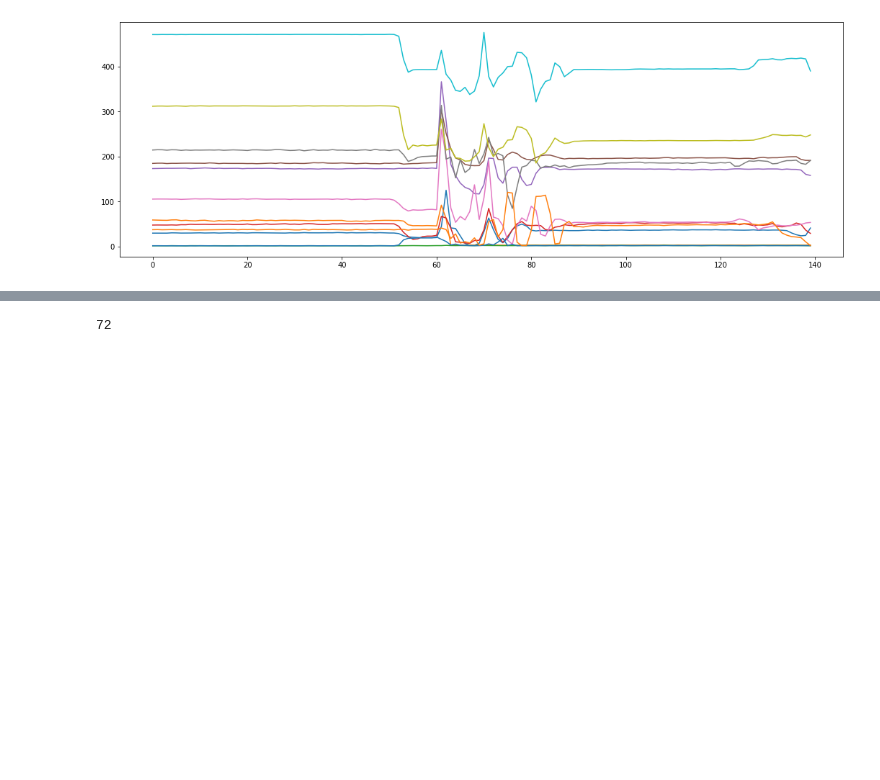
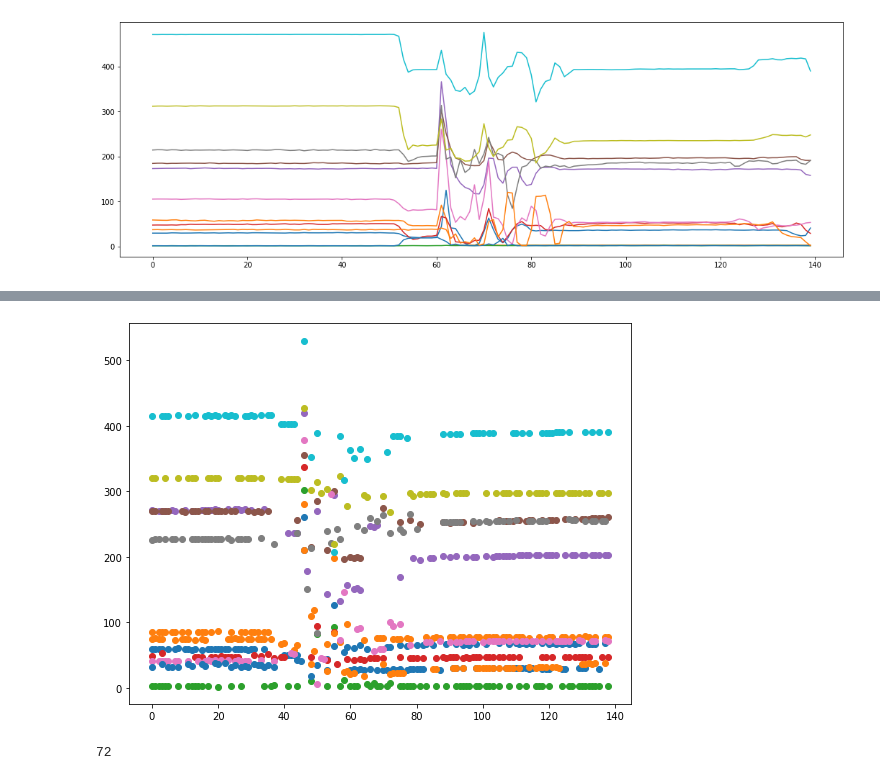
Before and after one commit to yash181/Tensegrity-HRI, a Jupyter notebook: Data_sala/sala Probability.ipynb, the cells around one changed output, grey strips where cells are left out. Saved outputs shown, nothing was run; the diff lists cells and outputs as text; code cells hidden in the pictures; blank space fills up the shorter version.

```diff
--- a/Data_sala/sala Probability.ipynb
+++ b/Data_sala/sala Probability.ipynb
@@ -430,19 +539,30 @@ plt.show
 # %%
 def oscillation(col):
     length = np.size(col)
-    D = np.array([0,col[0]])
+    D = np.array([0,col[0],0])
     for i in range(1,length-1):
-        if ((col[i] > col[i-1]) and (col[i]>col[i+1])) or ((col[i]<col[i-1]) and (col[i]<col[i+1])):
-            D = np.vstack((D,[i, col[i]]))
-    plt.plot(D[:,0],D[:,1],'o')
-    return np.size(D)
+        if ((col[i] > col[i-1]) and (col[i]>col[i+1])):
+            D = np.vstack((D,[i, col[i],1]))
+        if ((col[i]<col[i-1]) and (col[i]<col[i+1])):
+            D = np.vstack((D,[i, col[i],0]))
+    #plt.plot(D[:,0],D[:,1],'o')
+    return D
 
-#     a = np.array([[1, 2], [3, 4]])
-# b = np.array([[5, 6]])
-# np.concatenate((a, b), axis=0)
-# array([[1, 2],
-#        [3, 4],
-#        [5, 6]])
+def maxima(col):
+    length, _ = np.shape(col)
+    for i in reversed(range(length)):
+        if col[i,2] == 0:
+            col = np.delete(col, i, 0)
+    #plt.plot(col[:,0],col[:,1],'o')
+    return col
+
+def os_feature(col):
+    max_diff = 0
+    length, _ = np.shape(col)
+    for i in range(length-1):
+        if (col[i+1,0]-col[i,0])>max_diff:
+            max_diff = col[i+1,0]-col[i,0]
+    return max_diff, length
 # %%
 fig= plt.figure(figsize=(18,14))
 plt.subplot(3,3,1)
@@ -498,3 +604,9 @@ generate_plot(sig_clf_probs2, "oscillation")
+# %%
+fig= plt.figure(figsize=(9,7))
+for i in range(12):
+    oscillation(condensed_data50[18][:,i])
+# %% [output]
+[figure, added]
 # %%
 X = normalized_data
 loo = LeaveOneOut()
```
Also changed, not shown: parts of 35 cells of this notebook.
